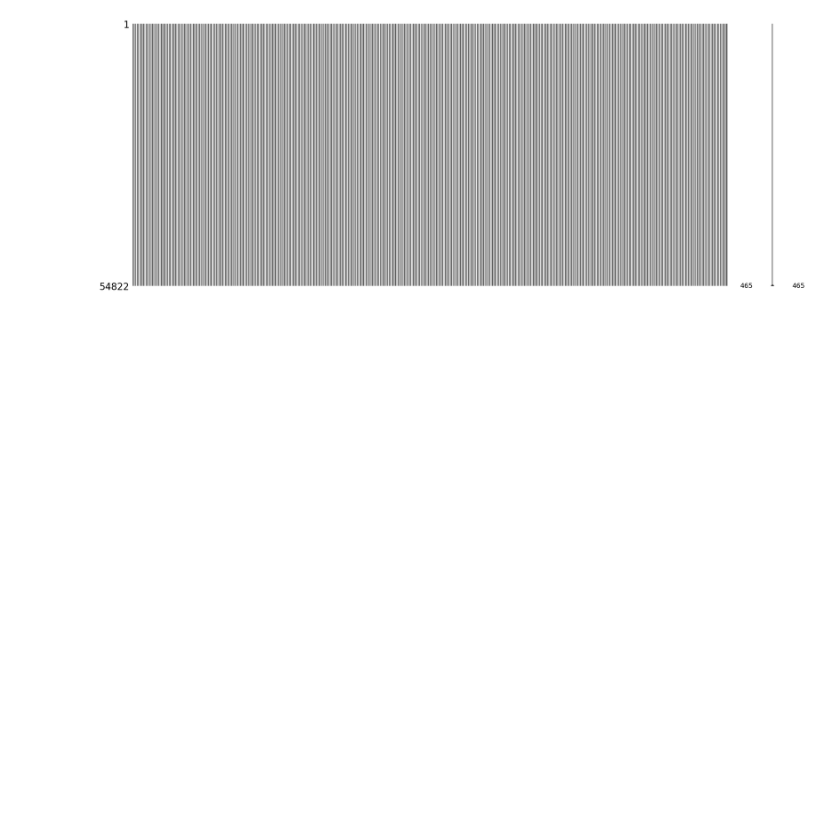
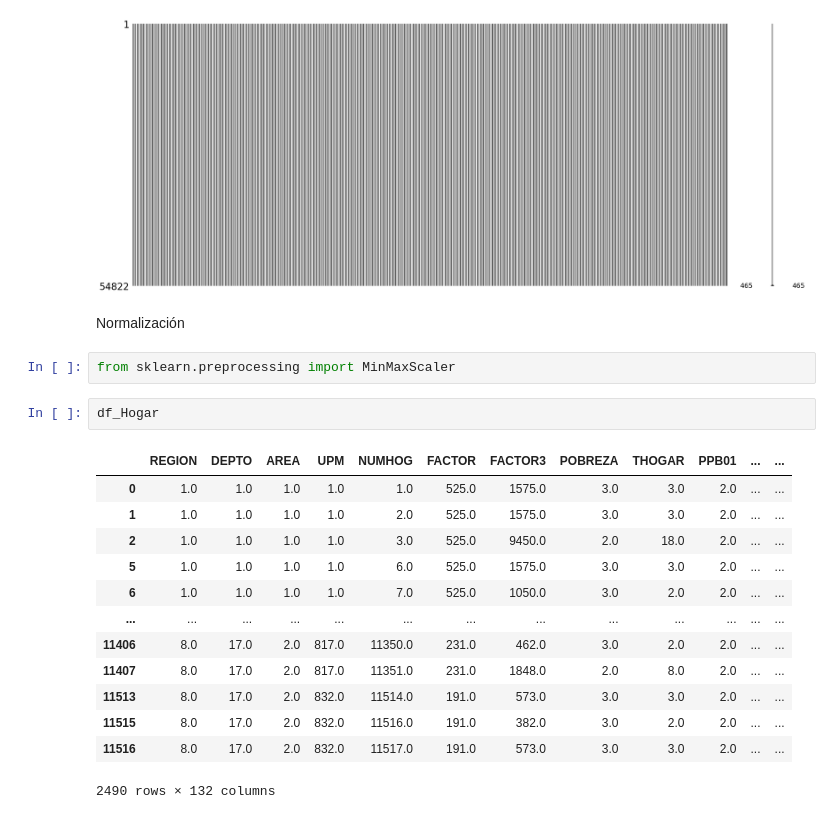
Before and after one commit to ChristopherG19/UVG_DS_Lab10, a Jupyter notebook: Laboratorio_10.ipynb, the cells around one changed output. Saved outputs shown, nothing was run; the diff lists cells and outputs as text; blank space fills up the shorter version.

Commit message:
Normalización

```diff
--- a/Laboratorio_10.ipynb
+++ b/Laboratorio_10.ipynb
@@ -303,3 +303,23 @@ msno.matrix(df_Personas)
 plt.show()
 # %% [output]
 [figure]
+# %% [markdown]
+Normalización
+# %%
+from sklearn.preprocessing import MinMaxScaler
+# %%
+df_Hogar
+# %% [output]
+|  | REGION | DEPTO | AREA | UPM | NUMHOG | FACTOR | FACTOR3 | POBREZA | THOGAR | PPB01 | ... | ... |
+| 0 | 1.0 | 1.0 | 1.0 | 1.0 | 1.0 | 525.0 | 1575.0 | 3.0 | 3.0 | 2.0 | ... | ... |
+| 1 | 1.0 | 1.0 | 1.0 | 1.0 | 2.0 | 525.0 | 1575.0 | 3.0 | 3.0 | 2.0 | ... | ... |
+| 2 | 1.0 | 1.0 | 1.0 | 1.0 | 3.0 | 525.0 | 9450.0 | 2.0 | 18.0 | 2.0 | ... | ... |
+| 5 | 1.0 | 1.0 | 1.0 | 1.0 | 6.0 | 525.0 | 1575.0 | 3.0 | 3.0 | 2.0 | ... | ... |
+| 6 | 1.0 | 1.0 | 1.0 | 1.0 | 7.0 | 525.0 | 1050.0 | 3.0 | 2.0 | 2.0 | ... | ... |
+| ... | ... | ... | ... | ... | ... | ... | ... | ... | ... | ... | ... | ... |
+| 11406 | 8.0 | 17.0 | 2.0 | 817.0 | 11350.0 | 231.0 | 462.0 | 3.0 | 2.0 | 2.0 | ... | ... |
+| 11407 | 8.0 | 17.0 | 2.0 | 817.0 | 11351.0 | 231.0 | 1848.0 | 2.0 | 8.0 | 2.0 | ... | ... |
+| 11513 | 8.0 | 17.0 | 2.0 | 832.0 | 11514.0 | 191.0 | 573.0 | 3.0 | 3.0 | 2.0 | ... | ... |
+| 11515 | 8.0 | 17.0 | 2.0 | 832.0 | 11516.0 | 191.0 | 382.0 | 3.0 | 2.0 | 2.0 | ... | ... |
+| 11516 | 8.0 | 17.0 | 2.0 | 832.0 | 11517.0 | 191.0 | 573.0 | 3.0 | 3.0 | 2.0 | ... | ... |
+2490 rows × 132 columns
```
Also changed, not shown: parts of 5 cells of this notebook.
